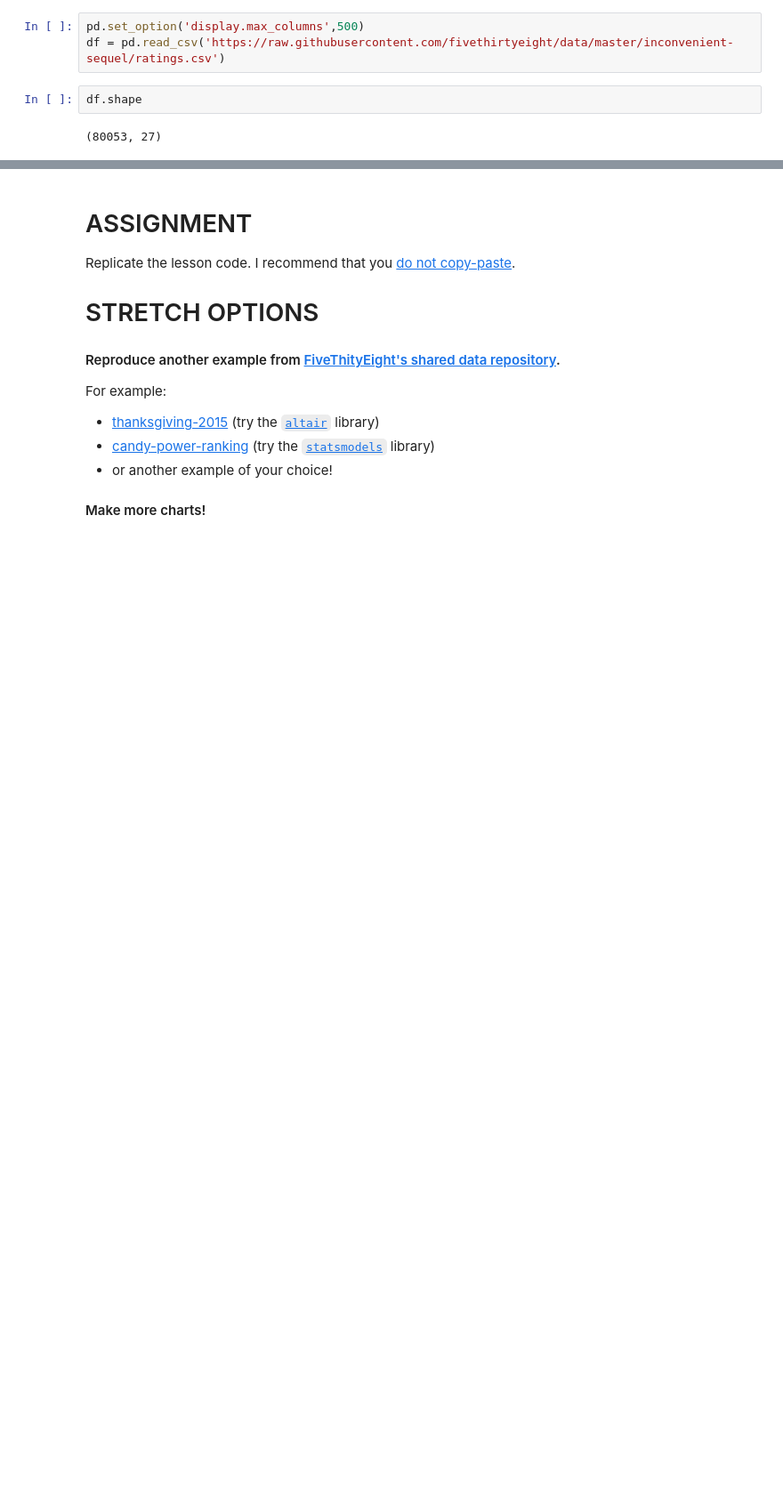
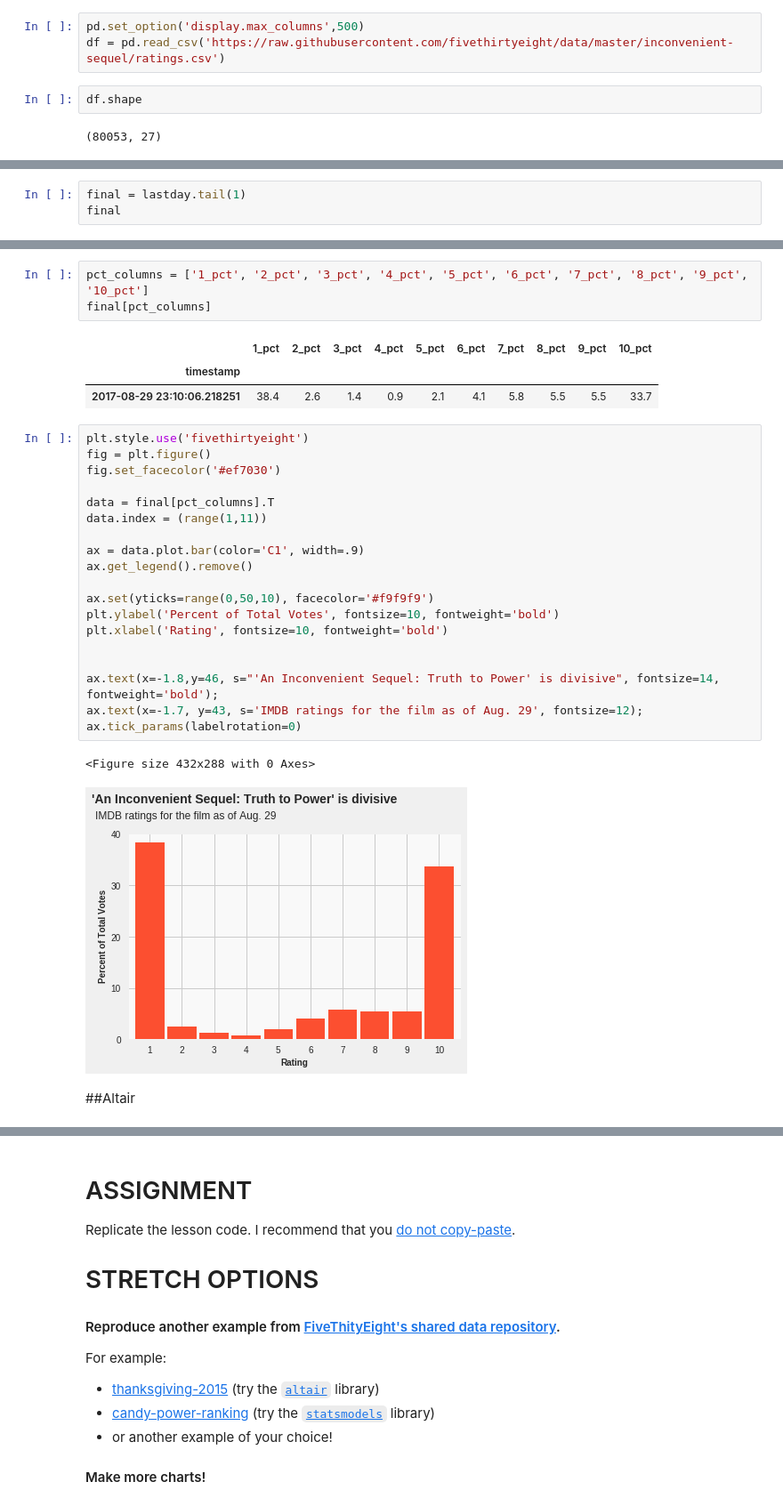
Before and after one commit to bloominstituteoftechnology/DS-Unit-1-Sprint-3-Data-Storytelling, a Jupyter notebook: module3-make-explanatory-visualizations/LS_DS_223_Make_explanatory_visualizations.ipynb, the cells around one changed output, grey strips where cells are left out. Shown at 89% size. Saved outputs shown, nothing was run; the diff lists cells and outputs as text; blank space fills up the shorter version.

```diff
--- a/module3-make-explanatory-visualizations/LS_DS_223_Make_explanatory_visualizations.ipynb
+++ b/module3-make-explanatory-visualizations/LS_DS_223_Make_explanatory_visualizations.ipynb
@@ -105,0 +117,3 @@ df.head()
+# %%
+final = lastday.tail(1)
+final
@@ -105,0 +124,31 @@ df.head()
+# %%
+pct_columns = ['1_pct', '2_pct', '3_pct', '4_pct', '5_pct', '6_pct', '7_pct', '8_pct', '9_pct', '10_pct']
+final[pct_columns]
+# %% [output]
+|  | 1_pct | 2_pct | 3_pct | 4_pct | 5_pct | 6_pct | 7_pct | 8_pct | 9_pct | 10_pct |
+| timestamp |  |  |  |  |  |  |  |  |  |  |
+| 2017-08-29 23:10:06.218251 | 38.4 | 2.6 | 1.4 | 0.9 | 2.1 | 4.1 | 5.8 | 5.5 | 5.5 | 33.7 |
+# %%
+plt.style.use('fivethirtyeight')
+fig = plt.figure()
+fig.set_facecolor('#ef7030')
+
+data = final[pct_columns].T
+data.index = (range(1,11))
+
+ax = data.plot.bar(color='C1', width=.9)
+ax.get_legend().remove()
+
+ax.set(yticks=range(0,50,10), facecolor='#f9f9f9')
+plt.ylabel('Percent of Total Votes', fontsize=10, fontweight='bold')
+plt.xlabel('Rating', fontsize=10, fontweight='bold')
+
+
+ax.text(x=-1.8,y=46, s="'An Inconvenient Sequel: Truth to Power' is divisive", fontsize=14, fontweight='bold');
+ax.text(x=-1.7, y=43, s='IMDB ratings for the film as of Aug. 29', fontsize=12);
+ax.tick_params(labelrotation=0)
+# %% [output]
+<Figure size 432x288 with 0 Axes>
+[figure, added]
+# %% [markdown]
+##Altair
```
Also changed, not shown: parts of 10 cells of this notebook.
